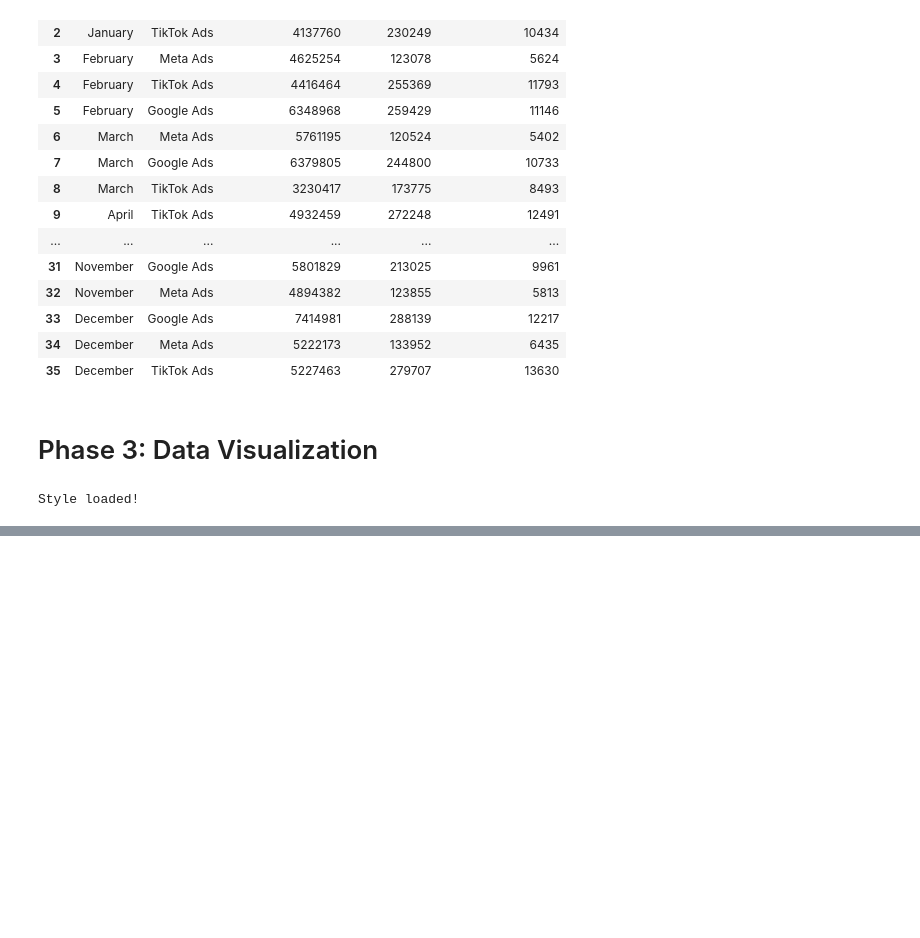
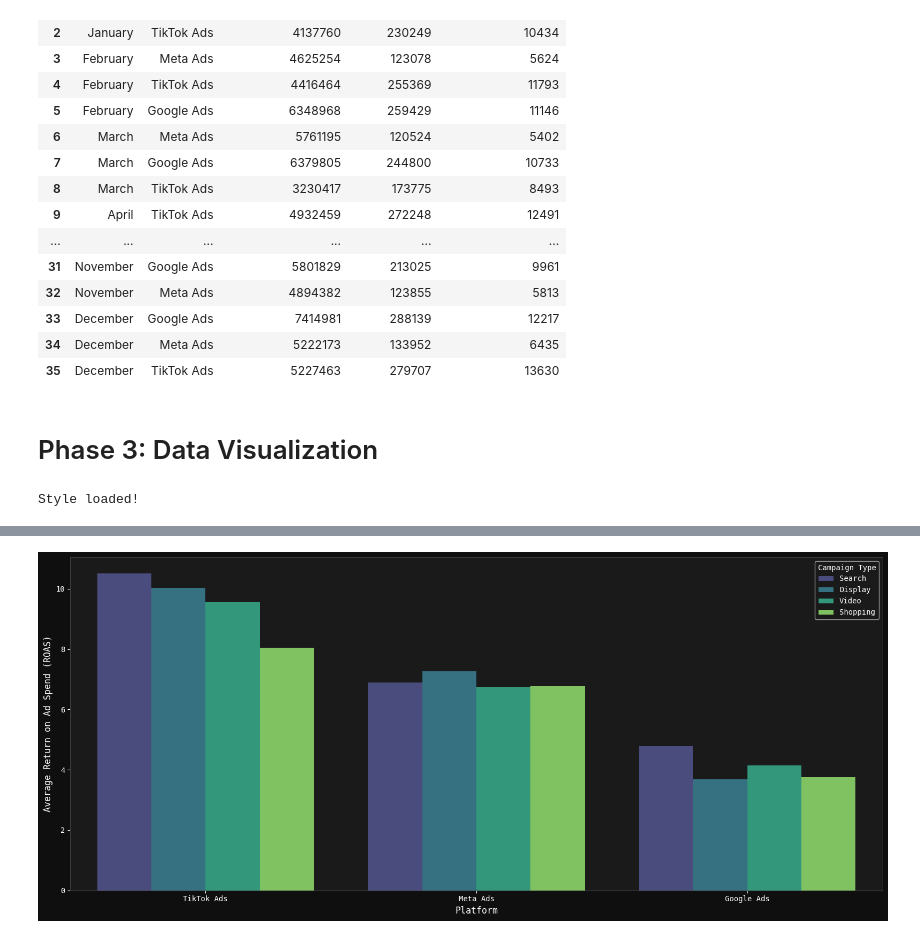
Before and after one commit to ConnorDonovan/Global-Ads-Performance, a Jupyter notebook: global_ads.ipynb, the cells around one changed output, grey strips where cells are left out. Cells and saved outputs as stored; diff of their text form; code cells hidden in the pictures; blank space fills up the shorter version.

Commit message:
Performance and efficiency data visualization

```diff
--- a/global_ads.ipynb
+++ b/global_ads.ipynb
@@ -223,0 +160,10 @@ plt.show()
+# %%
+best_roas_query = """
+    SELECT platform, campaign_type, AVG(roas) AS avg_roas, AVG(cpa) AS avg_cpa
+    FROM global_ads
+    GROUP BY platform, campaign_type
+    ORDER BY avg_roas DESC, avg_cpa ASC
+"""
+
+best_roas = pd.read_sql_query(best_roas_query, conn)
+best_roas
@@ -223,0 +184,14 @@ plt.show()
+# %%
+fig, ax = plt.subplots(figsize=(16,7))
+
+sns.barplot(data = best_roas, x='platform', y='avg_roas', hue='campaign_type', palette = 'viridis')
+plt.xlabel('Platform', fontsize=12)
+plt.ylabel('Average Return on Ad Spend (ROAS)', fontsize=12)
+
+legend = plt.gca().get_legend()
+legend.set_title('Campaign Type')
+
+plt.tight_layout()
+plt.show()
+# %% [output]
+[figure, added]
```
Also changed, not shown: parts of 24 cells of this notebook, 1 other file.
